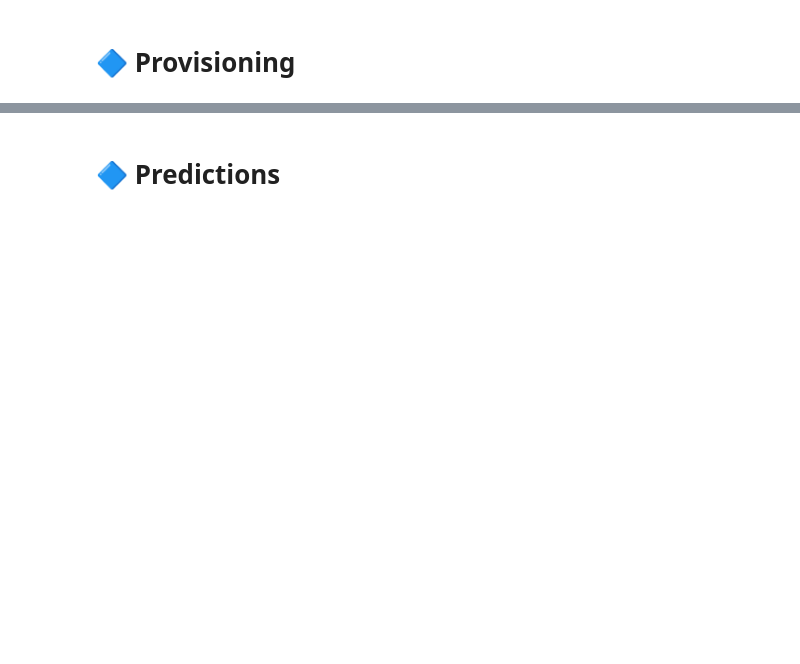
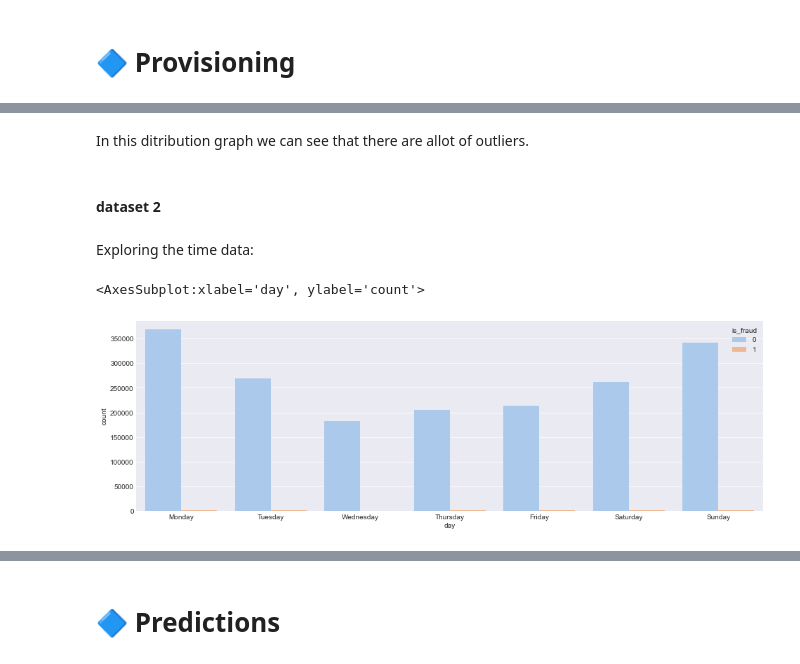
Before and after one commit to AviMegin/AI, a Jupyter notebook: Open program - Credit card fraude - Megin van Herk.ipynb, the cells around one changed output, grey strips where cells are left out. Cells and saved outputs as stored; diff of their text form; code cells hidden in the pictures; blank space fills up the shorter version.

```diff
--- a/Open program - Credit card fraude - Megin van Herk.ipynb
+++ b/Open program - Credit card fraude - Megin van Herk.ipynb
@@ -164,0 +372,4 @@ sns.pairplot(fraud, hue="is_fraud")
+# %%
+# Defining the order of the days of the week
+day = ["Monday", "Tuesday", "Wednesday", "Thursday", "Friday", "Saturday",
+          "Sunday"]
@@ -164,0 +432,13 @@ sns.pairplot(fraud, hue="is_fraud")
+# %% [markdown]
+In this ditribution graph we can see that there are allot of outliers.
+# %% [markdown]
+#### dataset 2
+# %% [markdown]
+Exploring the time data:
+# %%
+plt.figure(figsize=(16,5))
+sns.countplot(x="day", data=cat, hue="is_fraud",
+            palette="pastel")
+# %% [output]
+<AxesSubplot:xlabel='day', ylabel='count'>
+[figure, added]
```
Also changed, not shown: parts of 83 cells of this notebook.
